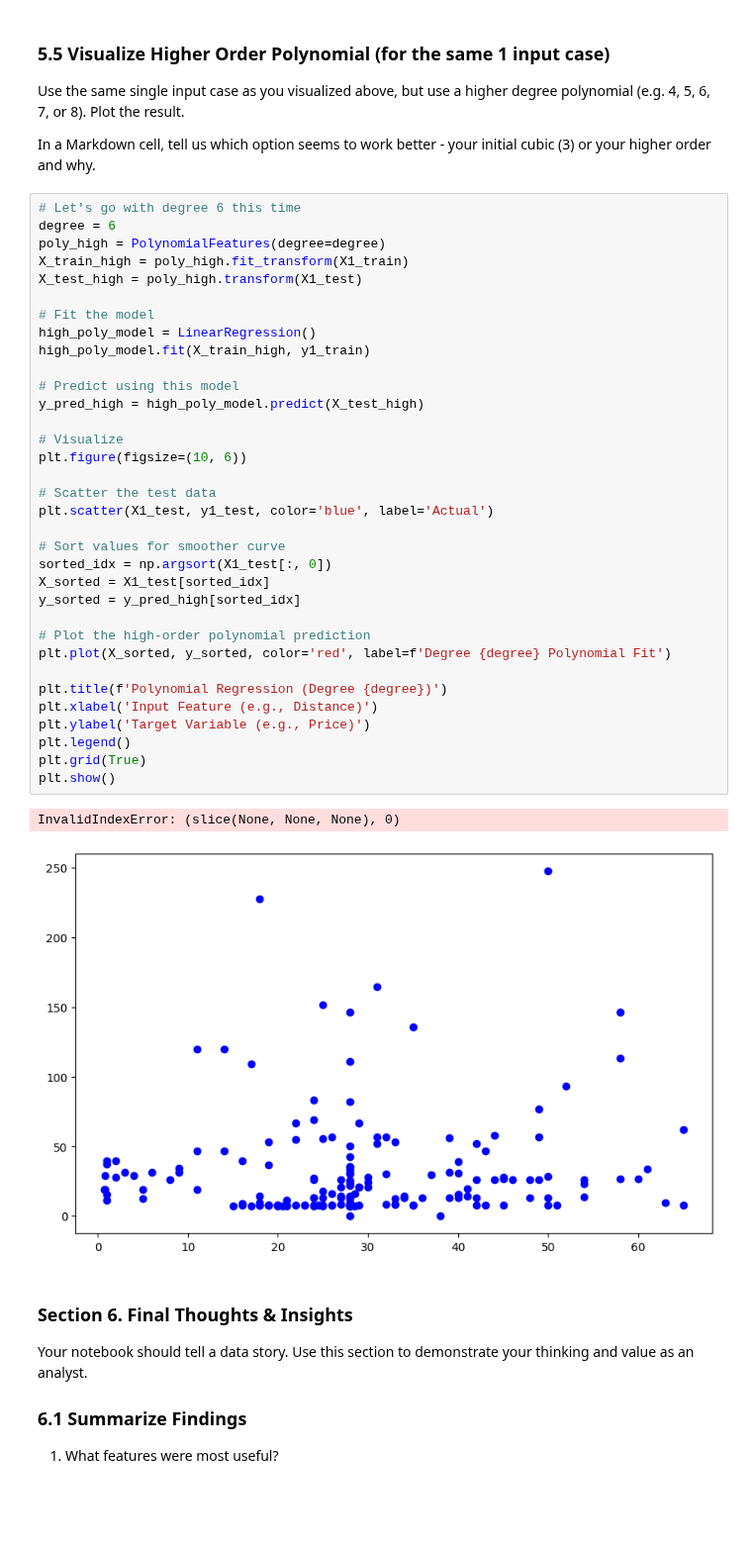
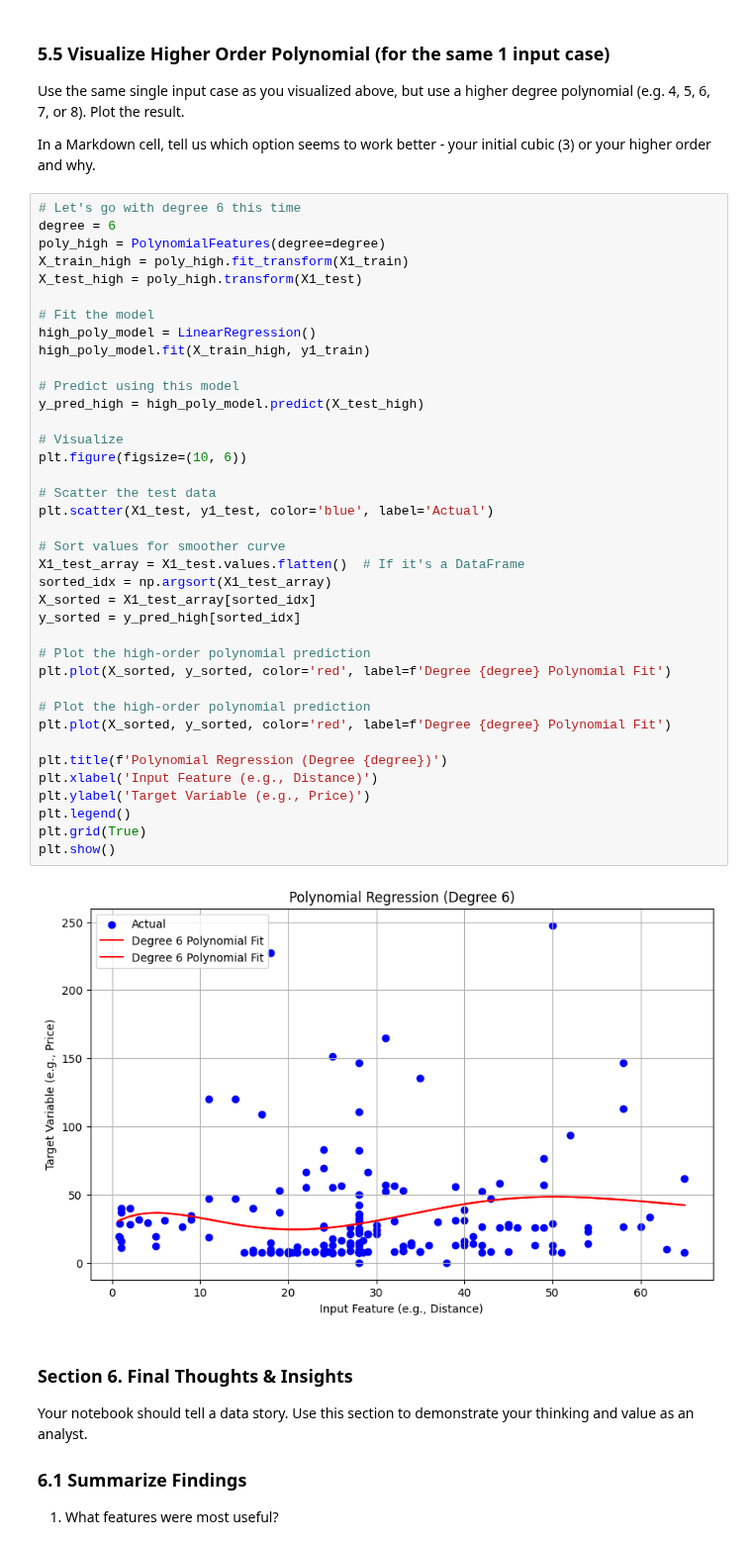
Before and after one commit to dfintel25/applied-ml-derekfintel, a Jupyter notebook: lab04/ml04_derekfintel.ipynb, the cells around one changed output. Shown at 99% size. Cells and saved outputs as stored; diff of their text form; blank space fills up the shorter version.

```diff
--- a/lab04/ml04_derekfintel.ipynb
+++ b/lab04/ml04_derekfintel.ipynb
@@ -588,37 +533,40 @@ degree = 6
 poly_high = PolynomialFeatures(degree=degree)
 X_train_high = poly_high.fit_transform(X1_train)
 X_test_high = poly_high.transform(X1_test)
 
 # Fit the model
 high_poly_model = LinearRegression()
 high_poly_model.fit(X_train_high, y1_train)
 
 # Predict using this model
 y_pred_high = high_poly_model.predict(X_test_high)
 
 # Visualize
 plt.figure(figsize=(10, 6))
 
 # Scatter the test data
 plt.scatter(X1_test, y1_test, color='blue', label='Actual')
 
 # Sort values for smoother curve
-sorted_idx = np.argsort(X1_test[:, 0])
-X_sorted = X1_test[sorted_idx]
+X1_test_array = X1_test.values.flatten()  # If it's a DataFrame
+sorted_idx = np.argsort(X1_test_array)
+X_sorted = X1_test_array[sorted_idx]
 y_sorted = y_pred_high[sorted_idx]
+
+# Plot the high-order polynomial prediction
+plt.plot(X_sorted, y_sorted, color='red', label=f'Degree {degree} Polynomial Fit')
 
 # Plot the high-order polynomial prediction
 plt.plot(X_sorted, y_sorted, color='red', label=f'Degree {degree} Polynomial Fit')
 
 plt.title(f'Polynomial Regression (Degree {degree})')
 plt.xlabel('Input Feature (e.g., Distance)')
 plt.ylabel('Target Variable (e.g., Price)')
 plt.legend()
 plt.grid(True)
 plt.show()
 # %% [output]
-InvalidIndexError: (slice(None, None, None), 0)
-[figure, old version]
+[figure, new version]
 # %% [markdown]
 ### Section 6. Final Thoughts & Insights
 Your notebook should tell a data story. Use this section to demonstrate your thinking and value as an analyst.
```
Also changed, not shown: parts of 2 cells of this notebook.
